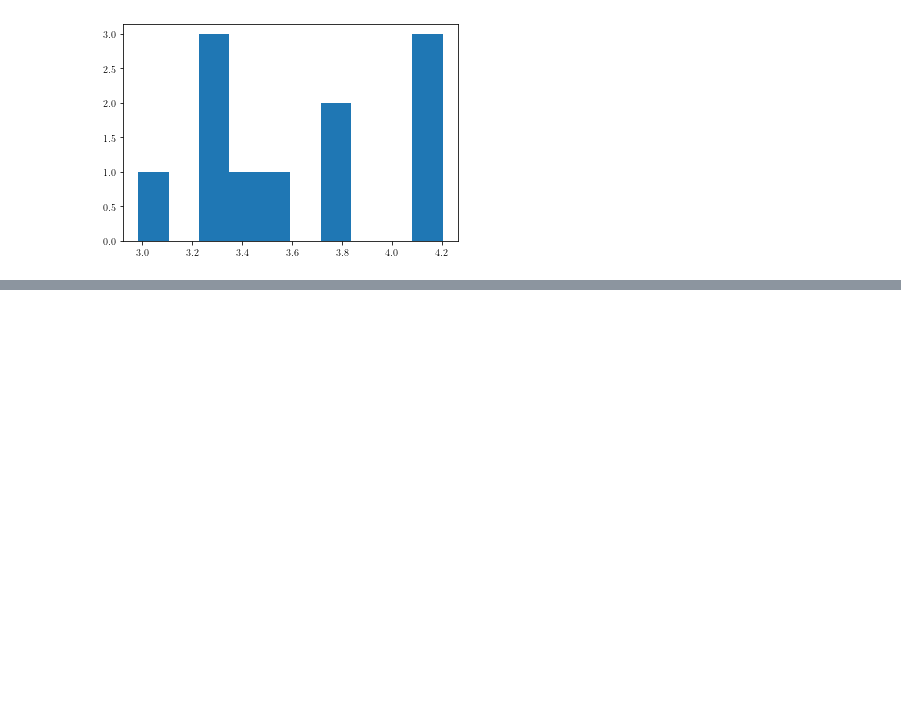
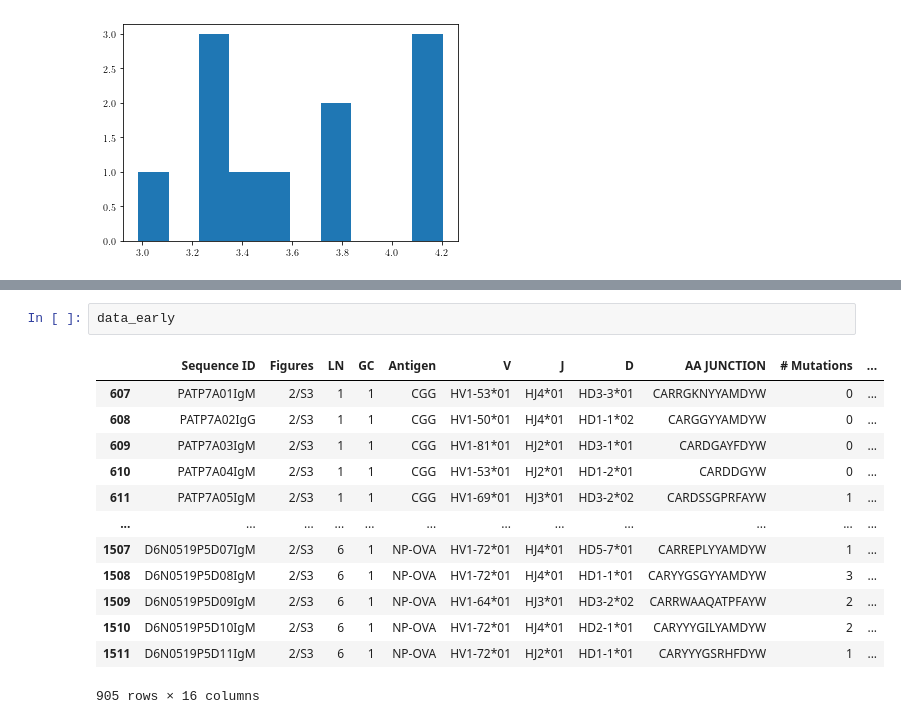
Before and after one commit to rmorantovar/Immune_System, a Jupyter notebook: Jupyter_Notebooks/Data_Victora_2016.ipynb, the cells around one changed output, grey strips where cells are left out. Cells and saved outputs as stored; diff of their text form; blank space fills up the shorter version.

```diff
--- a/Jupyter_Notebooks/Data_Victora_2016.ipynb
+++ b/Jupyter_Notebooks/Data_Victora_2016.ipynb
@@ -48,0 +92,16 @@ ax.hist(S)
+# %%
+data_early
+# %% [output]
+|  | Sequence ID | Figures | LN | GC | Antigen | V | J | D | AA JUNCTION | # Mutations | ... |
+| 607 | PATP7A01IgM | 2/S3 | 1 | 1 | CGG | HV1-53*01 | HJ4*01 | HD3-3*01 | CARRGKNYYAMDYW | 0 | ... |
+| 608 | PATP7A02IgG | 2/S3 | 1 | 1 | CGG | HV1-50*01 | HJ4*01 | HD1-1*02 | CARGGYYAMDYW | 0 | ... |
+| 609 | PATP7A03IgM | 2/S3 | 1 | 1 | CGG | HV1-81*01 | HJ2*01 | HD3-1*01 | CARDGAYFDYW | 0 | ... |
+| 610 | PATP7A04IgM | 2/S3 | 1 | 1 | CGG | HV1-53*01 | HJ2*01 | HD1-2*01 | CARDDGYW | 0 | ... |
+| 611 | PATP7A05IgM | 2/S3 | 1 | 1 | CGG | HV1-69*01 | HJ3*01 | HD3-2*02 | CARDSSGPRFAYW | 1 | ... |
+| ... | ... | ... | ... | ... | ... | ... | ... | ... | ... | ... | ... |
+| 1507 | D6N0519P5D07IgM | 2/S3 | 6 | 1 | NP-OVA | HV1-72*01 | HJ4*01 | HD5-7*01 | CARREPLYYAMDYW | 1 | ... |
+| 1508 | D6N0519P5D08IgM | 2/S3 | 6 | 1 | NP-OVA | HV1-72*01 | HJ4*01 | HD1-1*01 | CARYYGSGYYAMDYW | 3 | ... |
+| 1509 | D6N0519P5D09IgM | 2/S3 | 6 | 1 | NP-OVA | HV1-64*01 | HJ3*01 | HD3-2*02 | CARRWAAQATPFAYW | 2 | ... |
+| 1510 | D6N0519P5D10IgM | 2/S3 | 6 | 1 | NP-OVA | HV1-72*01 | HJ4*01 | HD2-1*01 | CARYYYGILYAMDYW | 2 | ... |
+| 1511 | D6N0519P5D11IgM | 2/S3 | 6 | 1 | NP-OVA | HV1-72*01 | HJ2*01 | HD1-1*01 | CARYYYGSRHFDYW | 1 | ... |
+905 rows × 16 columns
```
Also changed, not shown: parts of 2 cells of this notebook, 55 other files.
